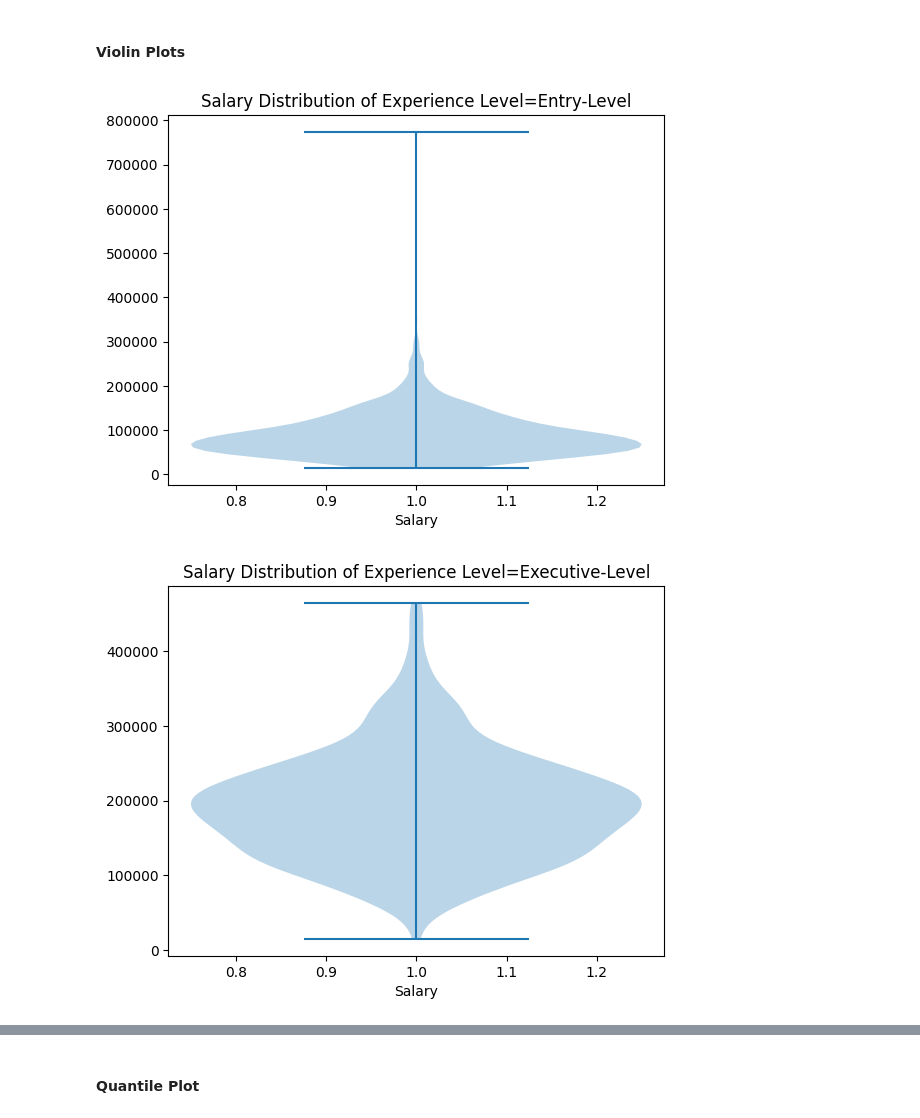
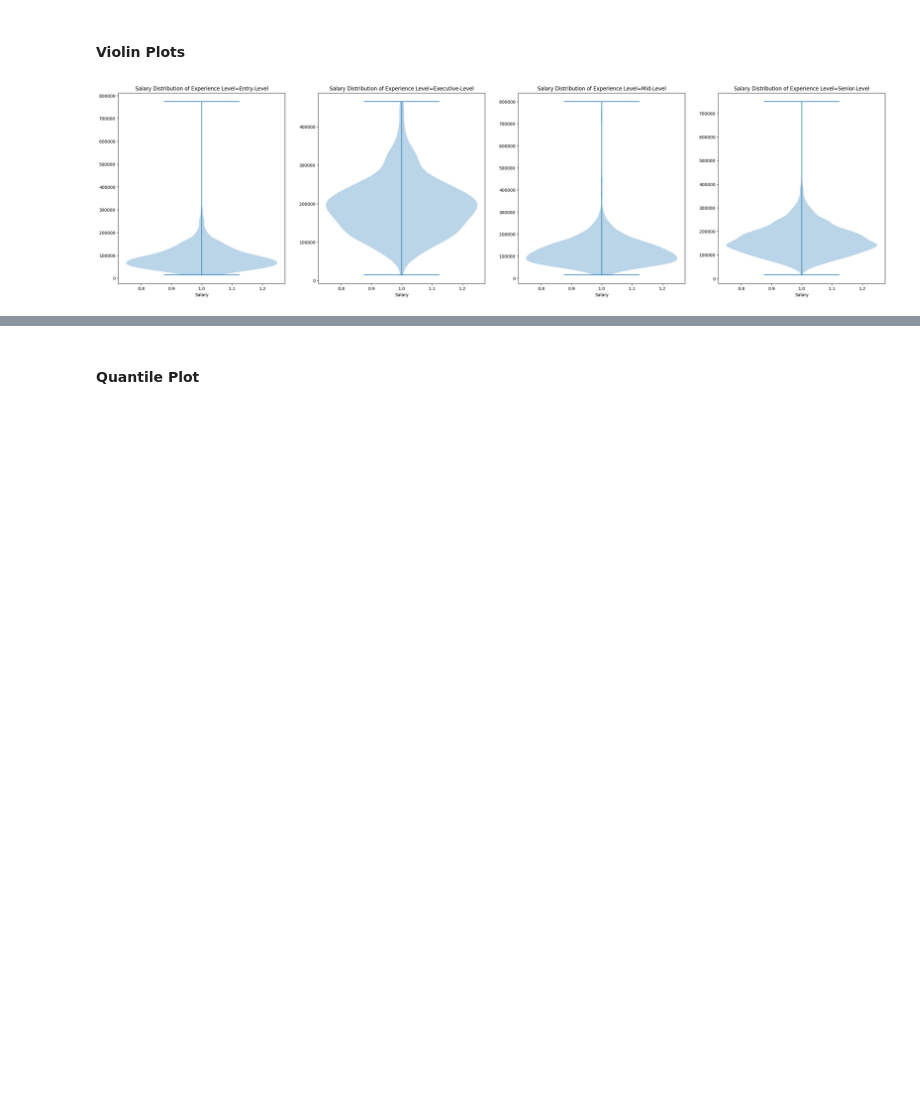
Before and after one commit to ALotov2000/data_science-CA2, a Jupyter notebook: task-2/report.ipynb, the cells around one changed output, grey strips where cells are left out. Cells and saved outputs as stored; diff of their text form; code cells hidden in the pictures; blank space fills up the shorter version.

```diff
--- a/task-2/report.ipynb
+++ b/task-2/report.ipynb
@@ -155,2 +157,4 @@ See the caveats in the documentation: https://pandas.pydata.org/pandas-docs/stab
 # %%
 finalized_df = filtered_df
+n_bins = 20
+n_cols = 4
@@ -178,9 +160,0 @@ def do_histograms(column: str):
-# %%
-def do_violin_plots(column: str):
-    for label, group in finalized_df.groupby(column):
-        data = group['Salary_in_USD']
-        plt.figure()
-        plt.violinplot(data)
-        plt.xlabel('Salary')
-        plt.title(f'Salary Distribution of {column.replace('_', ' ')}={label}')
-    plt.show()
@@ -233,7 +225,6 @@ do_histograms('Experience_Level')
 # %% [markdown]
 #### Violin Plots
 # %%
-do_violin_plots('Experience_Level')
+do_violin_plots(finalized_df, grouping_column='Experience_Level', n_cols=n_cols)
 # %% [output]
-[figure, old version]
+[figure, new version]
-[figure, removed]
```
Also changed, not shown: parts of 34 cells of this notebook.
